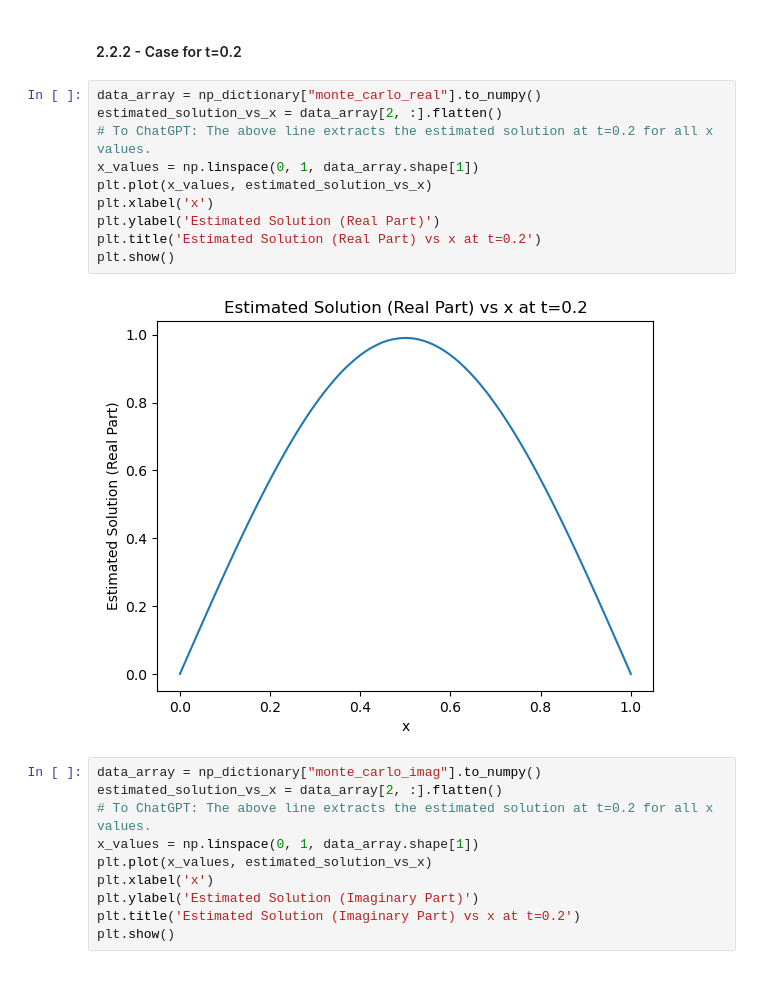
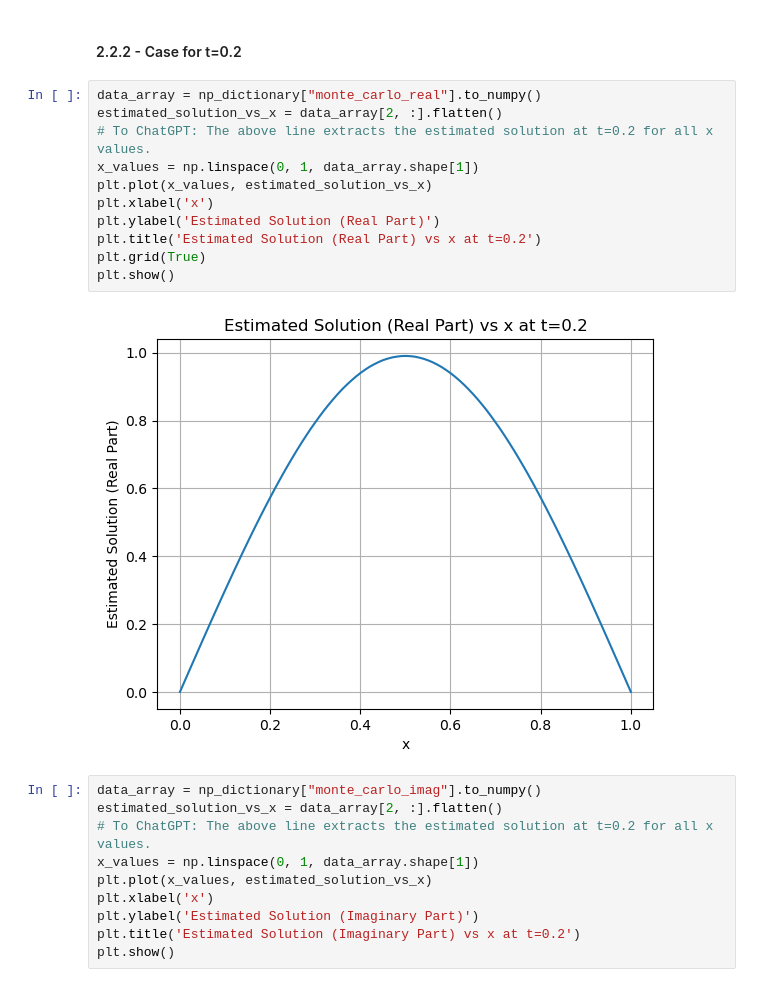
Before and after one commit to chanjuanyin/Nonlinear_Wave_simulations, a Jupyter notebook: Simulation_13/Plot_history_1.ipynb, the cells around one changed output. Drawn from its saved outputs; the diff is of its cells as text.

```diff
--- a/Simulation_13/Plot_history_1.ipynb
+++ b/Simulation_13/Plot_history_1.ipynb
@@ -86,15 +88,16 @@ plt.show()
 # %%
 data_array = np_dictionary["monte_carlo_real"].to_numpy()
 estimated_solution_vs_x = data_array[2, :].flatten()
 # To ChatGPT: The above line extracts the estimated solution at t=0.2 for all x values.
 x_values = np.linspace(0, 1, data_array.shape[1])
 plt.plot(x_values, estimated_solution_vs_x)
 plt.xlabel('x')
 plt.ylabel('Estimated Solution (Real Part)')
 plt.title('Estimated Solution (Real Part) vs x at t=0.2')
+plt.grid(True)
 plt.show()
 # %% [output]
-[figure, old version]
+[figure, new version]
 # %%
 data_array = np_dictionary["monte_carlo_imag"].to_numpy()
 estimated_solution_vs_x = data_array[2, :].flatten()
```
Also changed, not shown: parts of 6 cells of this notebook, 1 other file.
